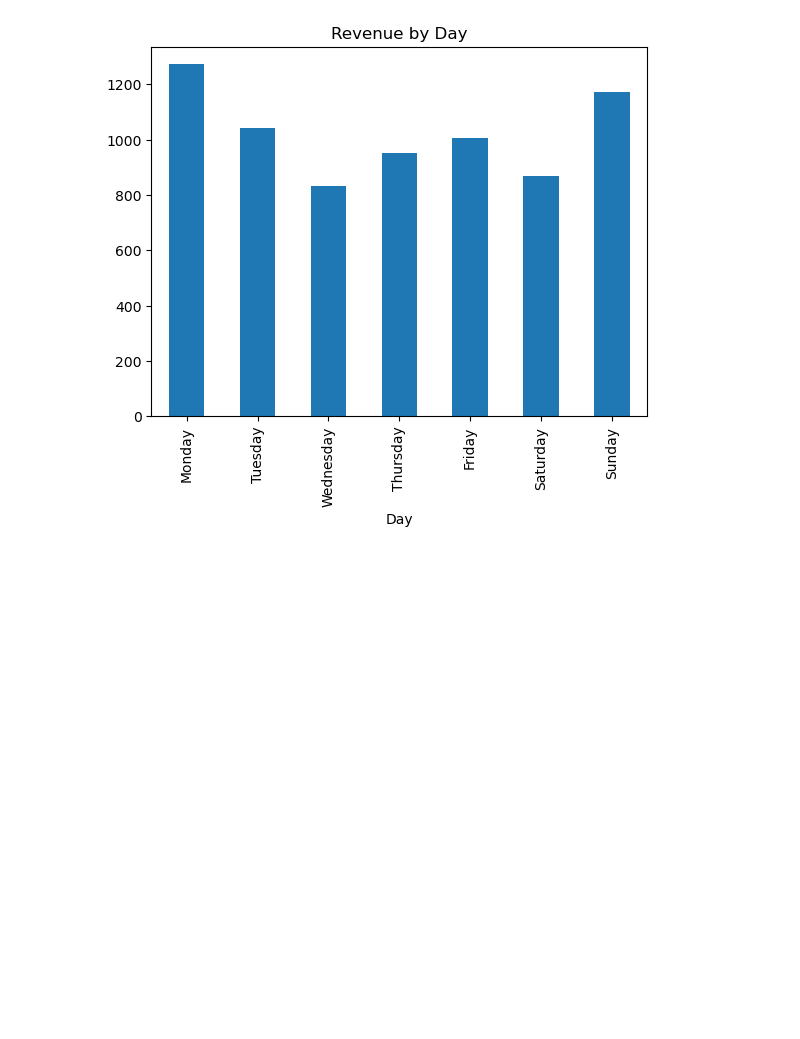
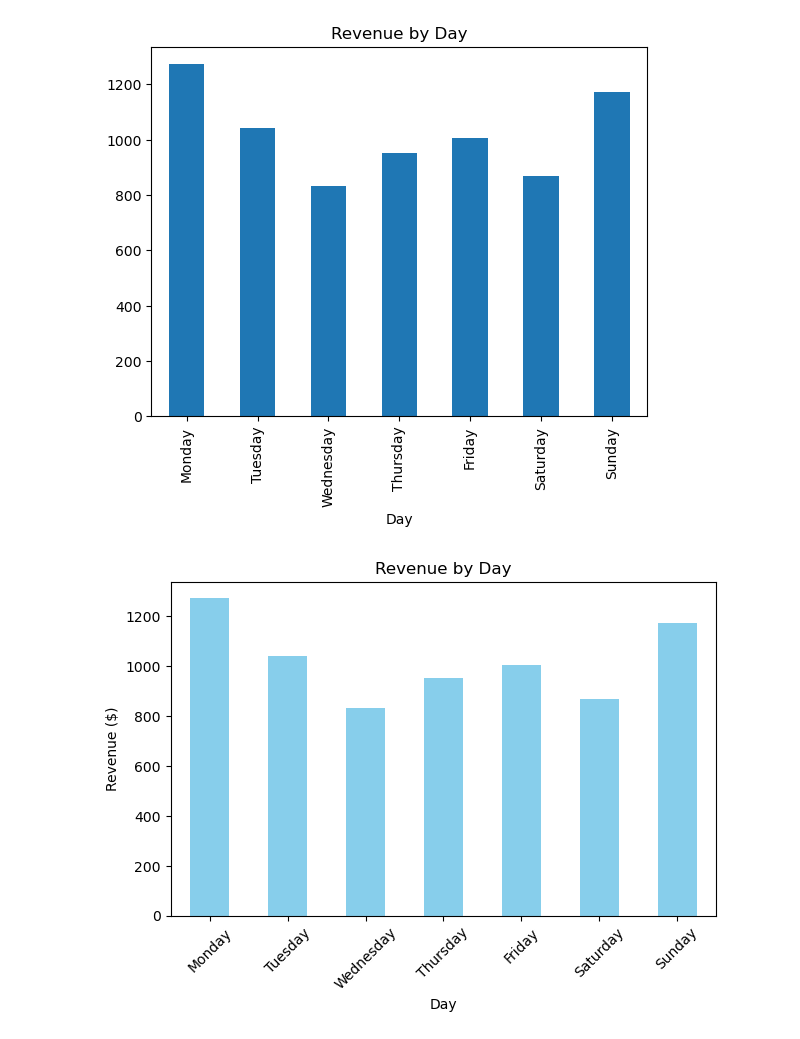
Before and after one commit to iamMashel/ml-scaffold-repo, a Jupyter notebook: ml-platform/notebooks/1.5-omo-important-code.ipynb, the cells around one changed output. Saved outputs shown, nothing was run; the diff lists cells and outputs as text; code cells hidden in the pictures; blank space fills up the shorter version.

```diff
--- a/ml-platform/notebooks/1.5-omo-important-code.ipynb
+++ b/ml-platform/notebooks/1.5-omo-important-code.ipynb
@@ -65,3 +65,28 @@ df.groupby('Day')['Price'].sum().reindex(
 # %% [output]
 <Axes: title={'center': 'Revenue by Day'}, xlabel='Day'>
 [figure]
+# %%
+import matplotlib.pyplot as plt
+
+# Ensure 'Day' column exists and is valid
+if 'Day' not in df.columns:
+    df['Day'] = df['Date'].dt.day_name()
+
+# Define the correct order for days
+days_order = ['Monday', 'Tuesday', 'Wednesday', 'Thursday', 'Friday', 'Saturday', 'Sunday']
+
+# Group, sum, and reindex safely
+revenue_by_day = (
+    df.groupby('Day', observed=True)['Price']
+    .sum()
+    .reindex(days_order)
+    .fillna(0)  # Fill missing days with 0 revenue
+)
+
+# Plot with labels and tight layout
+ax = revenue_by_day.plot(kind='bar', title="Revenue by Day", ylabel="Revenue ($)", xlabel="Day", color='skyblue')
+plt.xticks(rotation=45)
+plt.tight_layout()
+plt.show()
+# %% [output]
+[figure, added]
```
Also changed, not shown: 48 other files.
